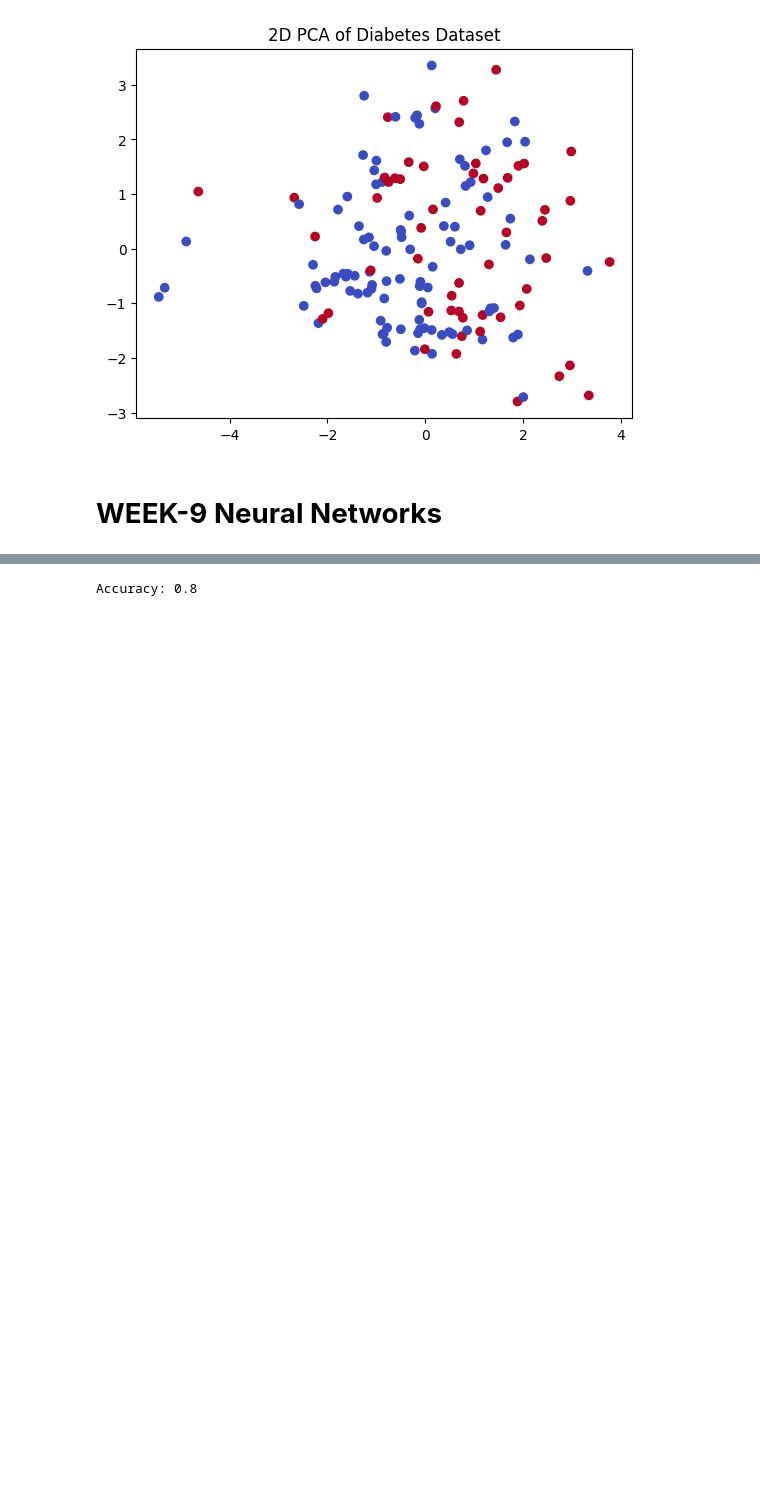
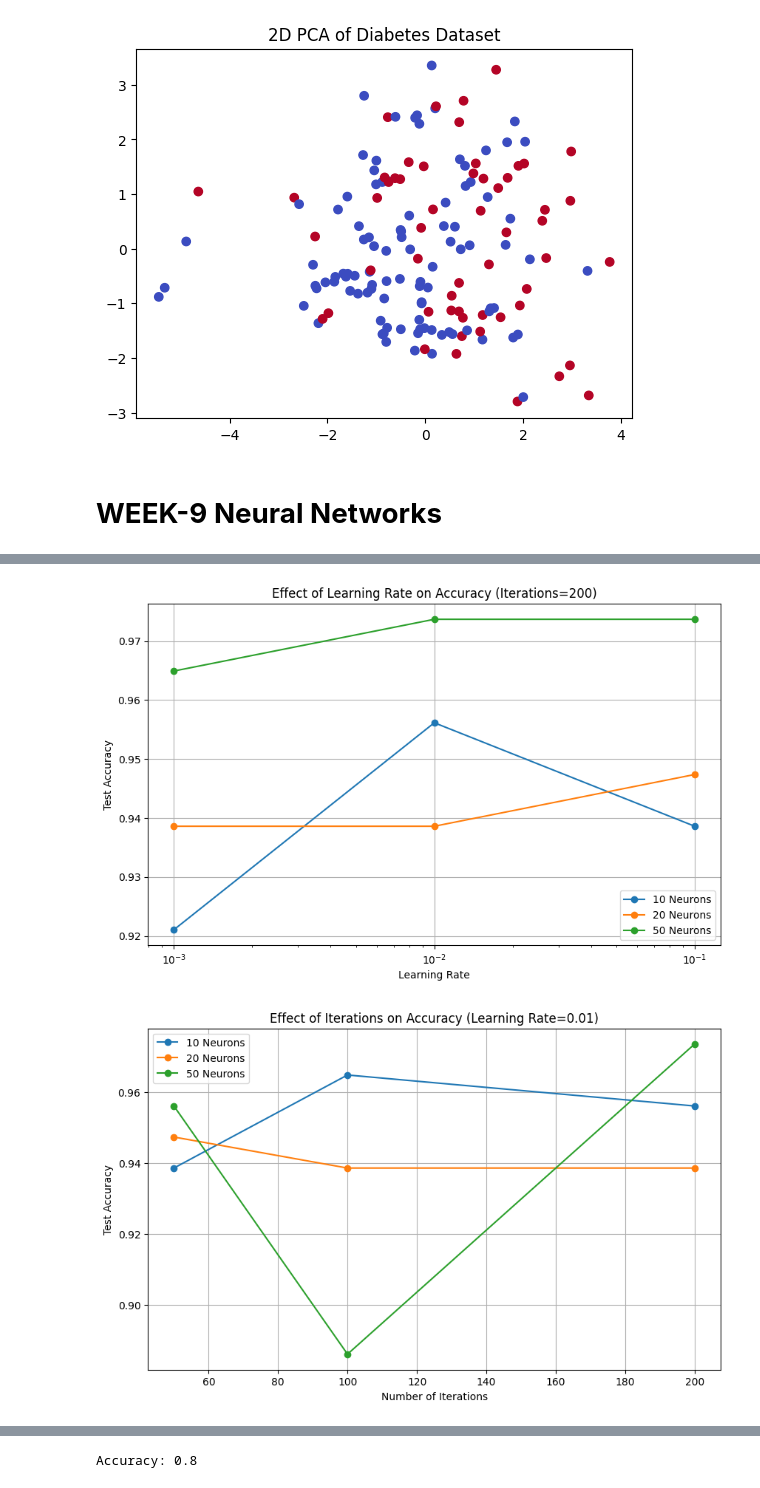
Before and after one commit to vedith12/ML-tasks, a Jupyter notebook: ML_basics.ipynb, the cells around one changed output, grey strips where cells are left out. Drawn from its saved outputs; the diff is of its cells as text; code cells hidden in the pictures; blank space fills up the shorter version.

```diff
--- a/ML_basics.ipynb
+++ b/ML_basics.ipynb
@@ -3541,0 +3557,6 @@ print(n.feedforward(x))
+# %%
+weights = np.array([2, -1, 0.5])
+bias = 1
+n = Neuron(weights, bias)
+x = np.array([1, 2, 3])
+print(f"{n.feedforward(x)}")
@@ -3541,0 +3719,73 @@ print(n.feedforward(x))
+# %%
+import pandas as pd
+import matplotlib.pyplot as plt
+from sklearn.datasets import load_breast_cancer
+from sklearn.model_selection import train_test_split
+from sklearn.neural_network import MLPClassifier
+
+data = load_breast_cancer()
+X, y = data.data, data.target
+
+X_train, X_test, y_train, y_test = train_test_split(
+    X, y, test_size=0.2, random_state=42
+)
+
+neuron_counts = [10, 20, 50]
+learning_rates = [0.001, 0.01, 0.1]
+iteration_counts = [50, 100, 200]
+
+results = []
+for neurons in neuron_counts:
+    for lr in learning_rates:
+        for iters in iteration_counts:
+            mlp = MLPClassifier(
+                hidden_layer_sizes=(neurons,),
+                learning_rate_init=lr,
+                max_iter=iters,
+                random_state=42
+            )
+            mlp.fit(X_train, y_train)
+            accuracy = mlp.score(X_test, y_test)
+            results.append({
+                'Neurons': neurons,
+                'Learning_Rate': lr,
+                'Iterations': iters,
+                'Test_Accuracy': accuracy
+            })
+results_df = pd.DataFrame(results)
+
+#Accuracy vs Learning Rate (fixed iterations)
+fixed_iter = 200
+plt.figure(figsize=(10,6))
+for n in results_df['Neurons'].unique():
+    subset = results_df[(results_df['Iterations'] == fixed_iter) &
+                        (results_df['Neurons'] == n)]
+    plt.plot(subset['Learning_Rate'], subset['Test_Accuracy'],
+             marker='o', label=f'{n} Neurons')
+
+plt.title(f'Effect of Learning Rate on Accuracy (Iterations={fixed_iter})')
+plt.xlabel('Learning Rate')
+plt.ylabel('Test Accuracy')
+plt.xscale('log')
+plt.grid(True)
+plt.legend()
+plt.show()
+
+#Accuracy vs Iterations (fixed learning rate)
+fixed_lr = 0.01
+plt.figure(figsize=(10,6))
+for n in neuron_counts:
+    subset = results_df[(results_df['Neurons'] == n) &
+                        (results_df['Learning_Rate'] == fixed_lr)]
+    plt.plot(subset['Iterations'], subset['Test_Accuracy'],
+             marker='o', label=f'{n} Neurons')
+
+plt.title(f'Effect of Iterations on Accuracy (Learning Rate={fixed_lr})')
+plt.xlabel('Number of Iterations')
+plt.ylabel('Test Accuracy')
+plt.grid(True)
+plt.legend()
+plt.show()
+# %% [output]
+[figure, added]
+[figure, added]
```
Also changed, not shown: parts of 20 cells of this notebook.
